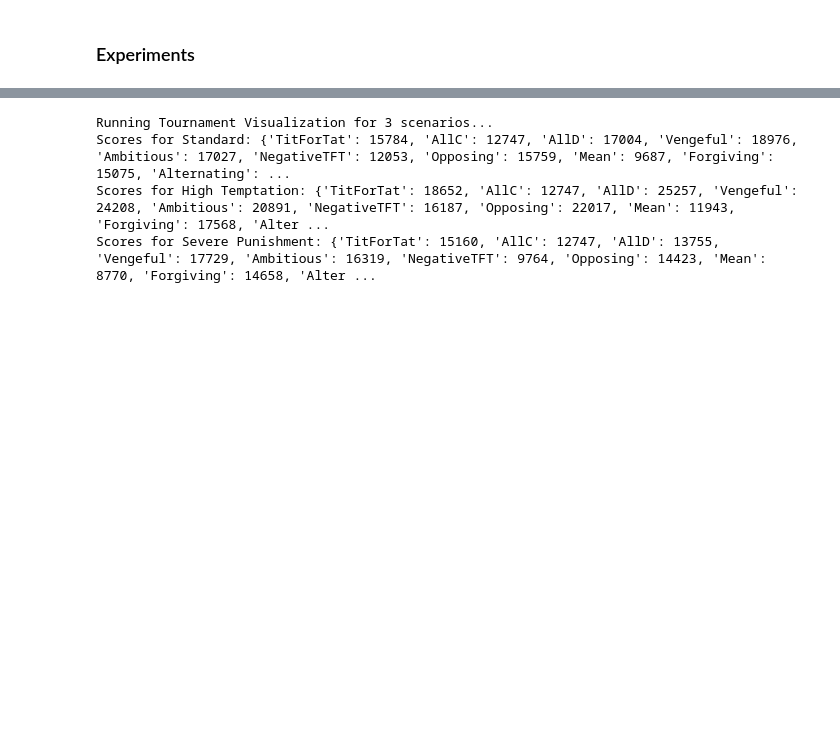
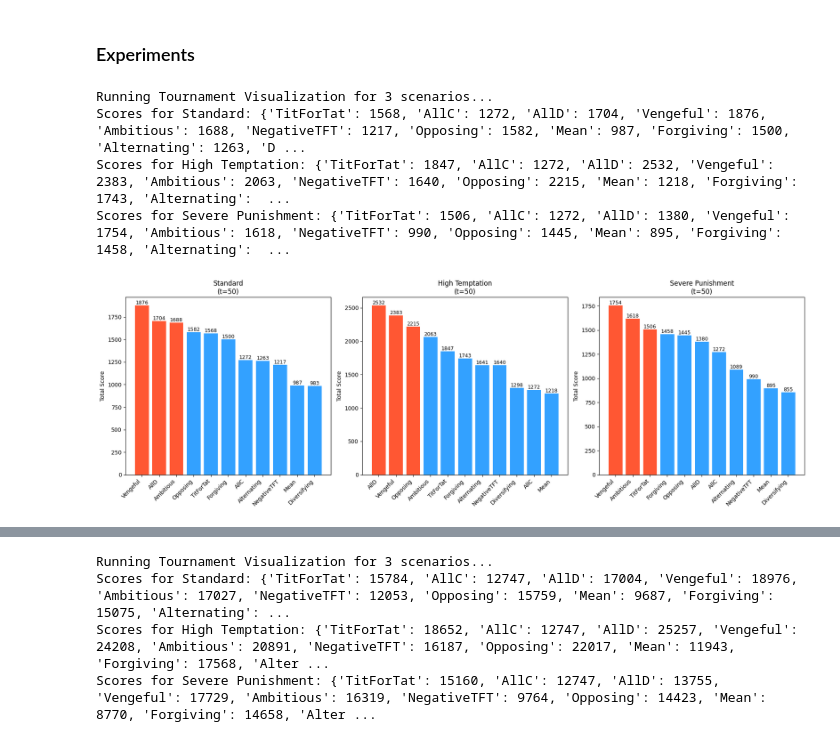
Before and after one commit to Yuchiaaa/GT_model, a Jupyter notebook: gt.ipynb, the cells around one changed output, grey strips where cells are left out. Saved outputs shown, nothing was run; the diff lists cells and outputs as text; code cells hidden in the pictures; blank space fills up the shorter version.

```diff
--- a/gt.ipynb
+++ b/gt.ipynb
@@ -270,3 +270,76 @@ class CASim(Model):
         plt.title(f'Generation: {self.t}')
 # %% [markdown]
 ### Experiments
+# %%
+# Define the scenarios
+scenarios = {
+    "Standard": PAYOFF_TABLE,
+    "High Temptation": {
+        (0, 0): 3, (0, 1): 0,
+        (1, 0): 8, (1, 1): 1
+    },
+    "Severe Punishment": {
+        (0, 0): 3, (0, 1): 0,
+        (1, 0): 5, (1, 1): 0
+    }
+}
+
+# Settings
+rounds = 50 # Tournament rounds
+num_scenarios = len(scenarios)
+
+# Create a figure with subplots (1 row, N columns)
+fig, axes = plt.subplots(1, num_scenarios, figsize=(6 * num_scenarios, 6))
+
+# If there is only 1 scenario, wrap axes in a list to make it iterable
+if num_scenarios == 1:
+    axes = [axes]
+elif isinstance(axes, np.ndarray):
+    axes = axes.flatten()
+
+print(f"Running Tournament Visualization for {num_scenarios} scenarios...")
+
+# Loop through scenarios and plot on specific axis
+for idx, (scenario_name, pt) in enumerate(scenarios.items()):
+    ax = axes[idx] # Get the specific subplot axis
+
+    # Calculate Scores
+    scores = run_tournament(FIXED_ENV_STRATEGIES, rounds=rounds, payoff_table=pt)
+    print(f"Scores for {scenario_name}: {scores}")
+
+    # Sort Data
+    sorted_scores = sorted(scores.items(), key=lambda item: item[1], reverse=True)
+    sorted_names = [item[0] for item in sorted_scores]
+    sorted_values = [item[1] for item in sorted_scores]
+
+    # Plot Bars
+    colors = ['#FF5733' if i < 3 else '#33A1FF' for i in range(len(sorted_names))]
+
+    x_positions = range(len(sorted_names))
+    clean_values = [int(v) for v in sorted_values]
+
+    bars = ax.bar(x_positions, clean_values, color=colors)
+
+    # Styling
+    ax.set_title(f'{scenario_name}\n(t={rounds})')
+    ax.set_ylabel('Total Score')
+
+    # 【关键修复】：先定刻度位置，再贴标签
+    ax.set_xticks(x_positions)
+    ax.set_xticklabels(sorted_names, rotation=45, ha='right')
+
+    # Add Value Labels
+    for bar in bars:
+        yval = bar.get_height()
+        ax.text(bar.get_x() + bar.get_width()/2, yval, int(yval),
+                va='bottom', ha='center', fontsize=9)
+
+# Adjust layout
+plt.tight_layout()
+plt.show()
+# %% [output]
+Running Tournament Visualization for 3 scenarios...
+Scores for Standard: {'TitForTat': 1568, 'AllC': 1272, 'AllD': 1704, 'Vengeful': 1876, 'Ambitious': 1688, 'NegativeTFT': 1217, 'Opposing': 1582, 'Mean': 987, 'Forgiving': 1500, 'Alternating': 1263, 'D ...
+Scores for High Temptation: {'TitForTat': 1847, 'AllC': 1272, 'AllD': 2532, 'Vengeful': 2383, 'Ambitious': 2063, 'NegativeTFT': 1640, 'Opposing': 2215, 'Mean': 1218, 'Forgiving': 1743, 'Alternating':  ...
+Scores for Severe Punishment: {'TitForTat': 1506, 'AllC': 1272, 'AllD': 1380, 'Vengeful': 1754, 'Ambitious': 1618, 'NegativeTFT': 990, 'Opposing': 1445, 'Mean': 895, 'Forgiving': 1458, 'Alternating':  ...
+[figure, added]
```
Also changed, not shown: parts of 3 cells of this notebook, 1 other file.
